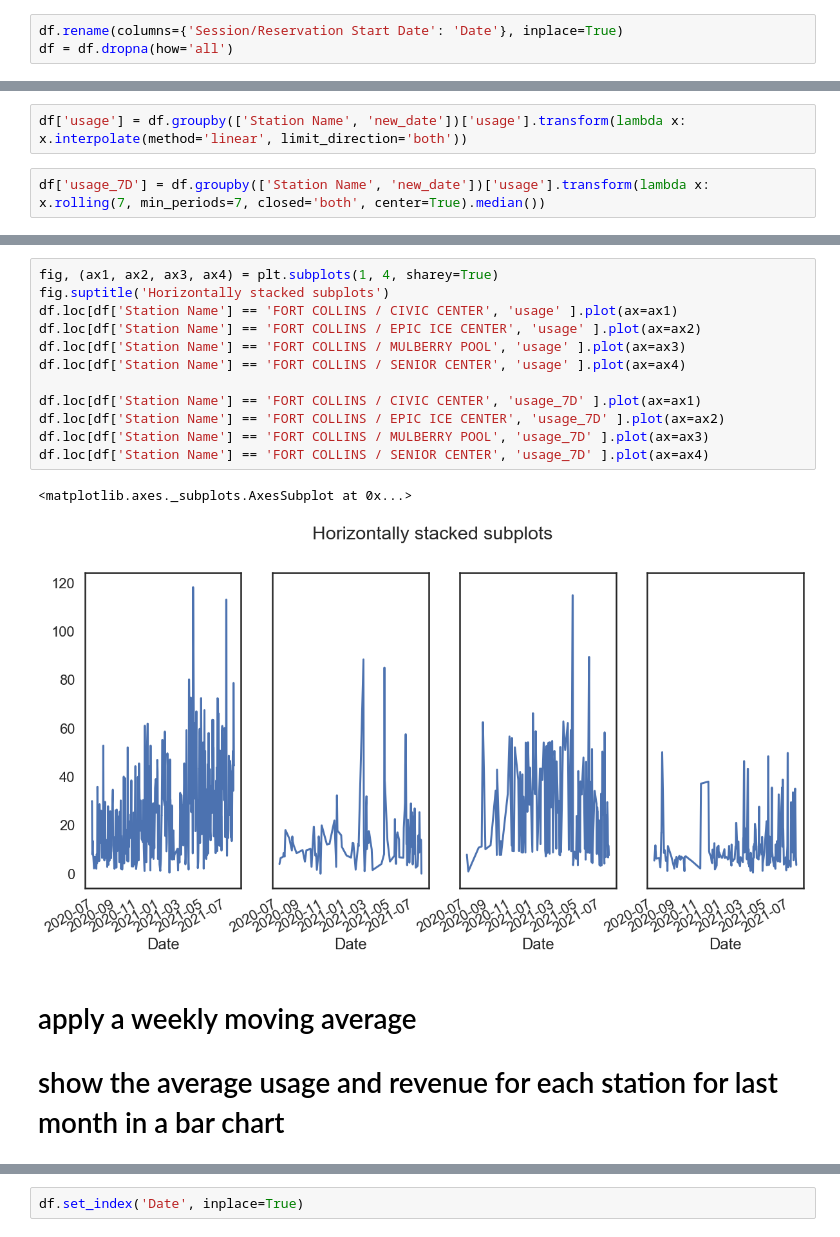
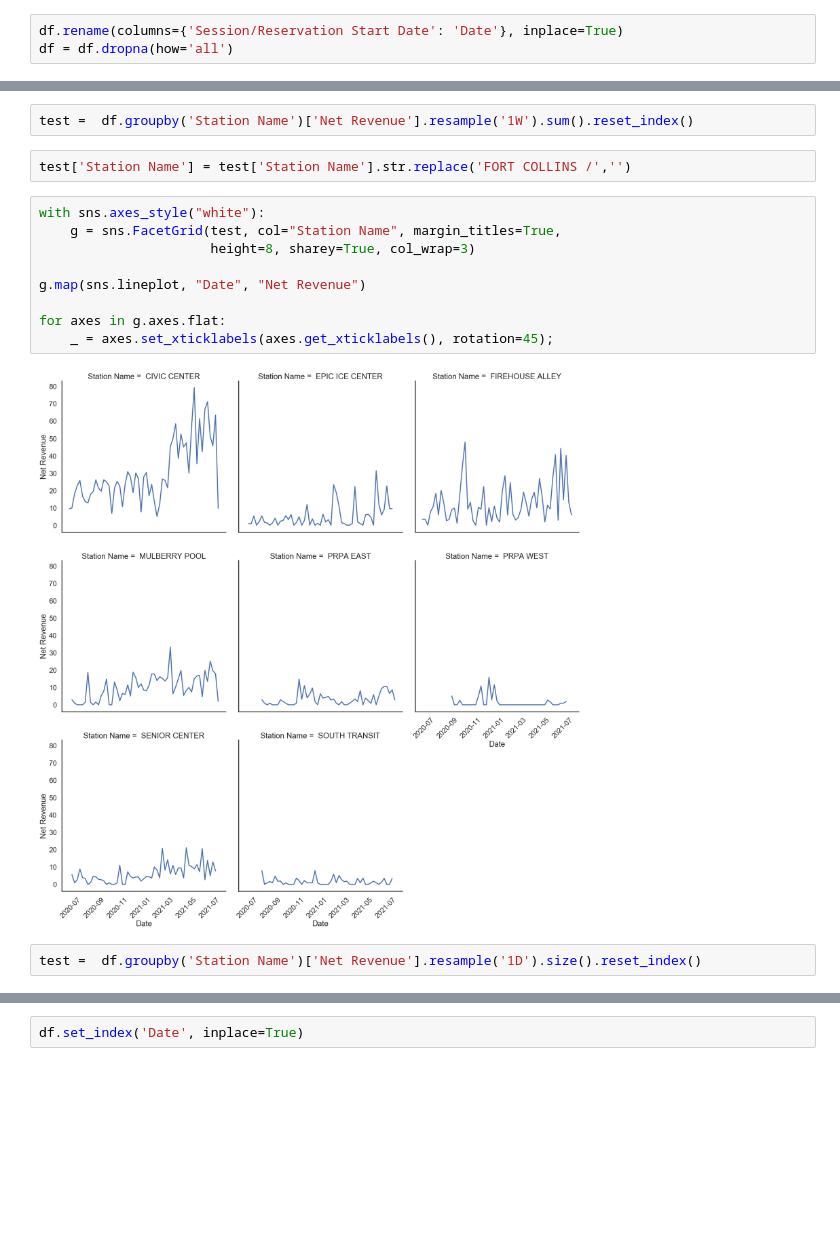
Before and after one commit to davidfox87/EV_forecasting, a Jupyter notebook: pricing_strategy.ipynb, the cells around one changed output, grey strips where cells are left out. Drawn from its saved outputs; the diff is of its cells as text; blank space fills up the shorter version.

Commit message:
explore revenue per station and calculate weekly stats and weekday vs weekend comparisons

```diff
--- a/pricing_strategy.ipynb
+++ b/pricing_strategy.ipynb
@@ -119,4 +65,0 @@ df['usage'] = df.groupby(['Station Name', 'new_date'])['Energy (kWh)'].transform
-# %%
-df['usage'] = df.groupby(['Station Name', 'new_date'])['usage'].transform(lambda x: x.interpolate(method='linear', limit_direction='both'))
-# %%
-df['usage_7D'] = df.groupby(['Station Name', 'new_date'])['usage'].transform(lambda x: x.rolling(7, min_periods=7, closed='both', center=True).median())
@@ -131,19 +66,17 @@ array(['FORT COLLINS / CIVIC CENTER', 'FORT COLLINS / EPIC ICE CENTER',
-# %%
-fig, (ax1, ax2, ax3, ax4) = plt.subplots(1, 4, sharey=True)
-fig.suptitle('Horizontally stacked subplots')
-df.loc[df['Station Name'] == 'FORT COLLINS / CIVIC CENTER', 'usage' ].plot(ax=ax1)
-df.loc[df['Station Name'] == 'FORT COLLINS / EPIC ICE CENTER', 'usage' ].plot(ax=ax2)
-df.loc[df['Station Name'] == 'FORT COLLINS / MULBERRY POOL', 'usage' ].plot(ax=ax3)
-df.loc[df['Station Name'] == 'FORT COLLINS / SENIOR CENTER', 'usage' ].plot(ax=ax4)
-
-df.loc[df['Station Name'] == 'FORT COLLINS / CIVIC CENTER', 'usage_7D' ].plot(ax=ax1)
-df.loc[df['Station Name'] == 'FORT COLLINS / EPIC ICE CENTER', 'usage_7D' ].plot(ax=ax2)
-df.loc[df['Station Name'] == 'FORT COLLINS / MULBERRY POOL', 'usage_7D' ].plot(ax=ax3)
-df.loc[df['Station Name'] == 'FORT COLLINS / SENIOR CENTER', 'usage_7D' ].plot(ax=ax4)
-# %% [output]
-<matplotlib.axes._subplots.AxesSubplot at 0x...>
-[figure, removed]
-# %% [markdown]
-# apply a weekly moving average
-
-# show the average usage and revenue for each station for last month in a bar chart
+# %%
+test =  df.groupby('Station Name')['Net Revenue'].resample('1W').sum().reset_index()
+# %%
+test['Station Name'] = test['Station Name'].str.replace('FORT COLLINS /','')
+# %%
+with sns.axes_style("white"):
+    g = sns.FacetGrid(test, col="Station Name", margin_titles=True,
+                      height=8, sharey=True, col_wrap=3)
+
+g.map(sns.lineplot, "Date", "Net Revenue")
+
+for axes in g.axes.flat:
+    _ = axes.set_xticklabels(axes.get_xticklabels(), rotation=45);
+# %% [output]
+[figure, added]
+# %%
+test =  df.groupby('Station Name')['Net Revenue'].resample('1D').size().reset_index()
```
Also changed, not shown: parts of 25 cells of this notebook.
